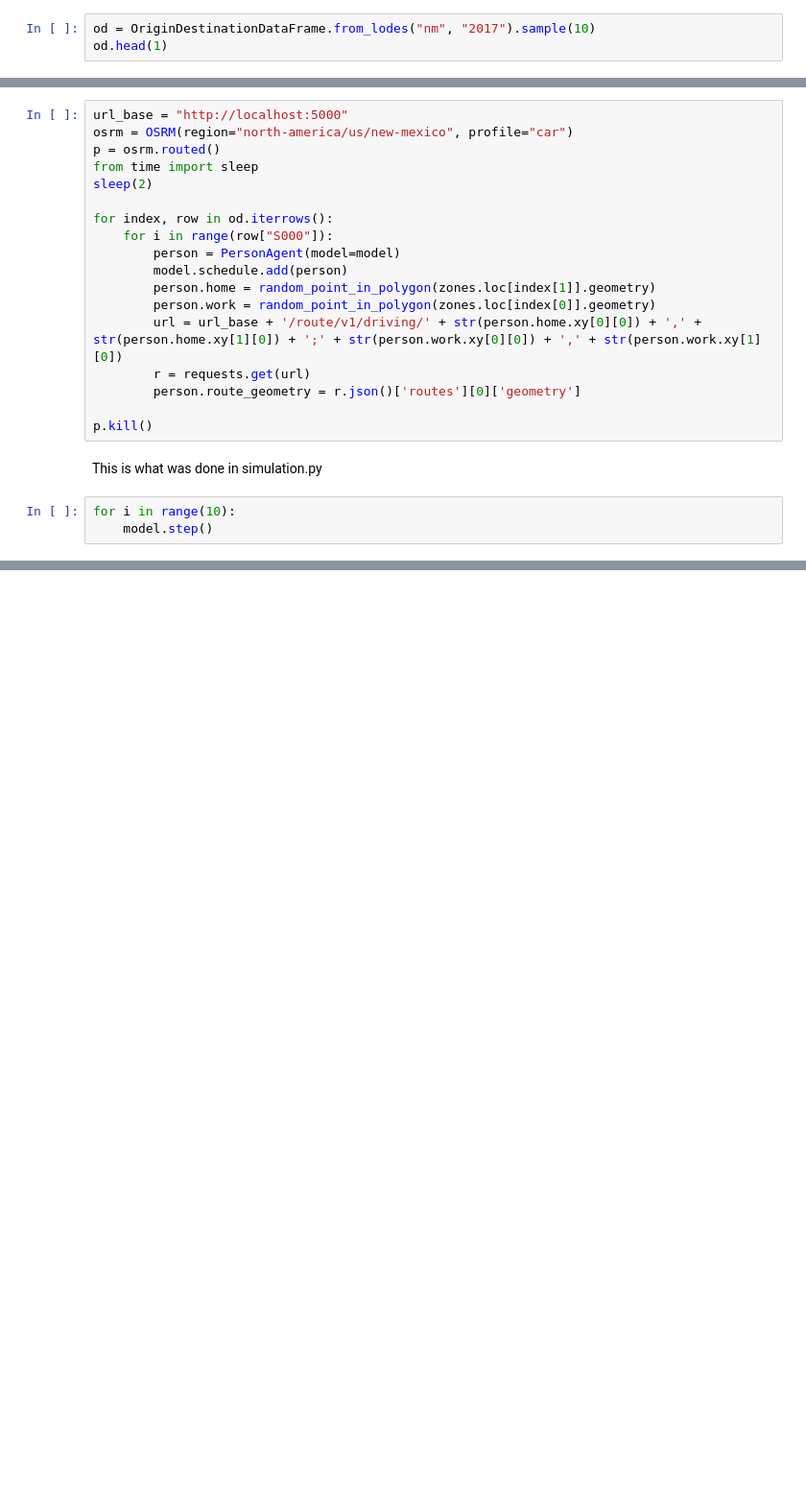
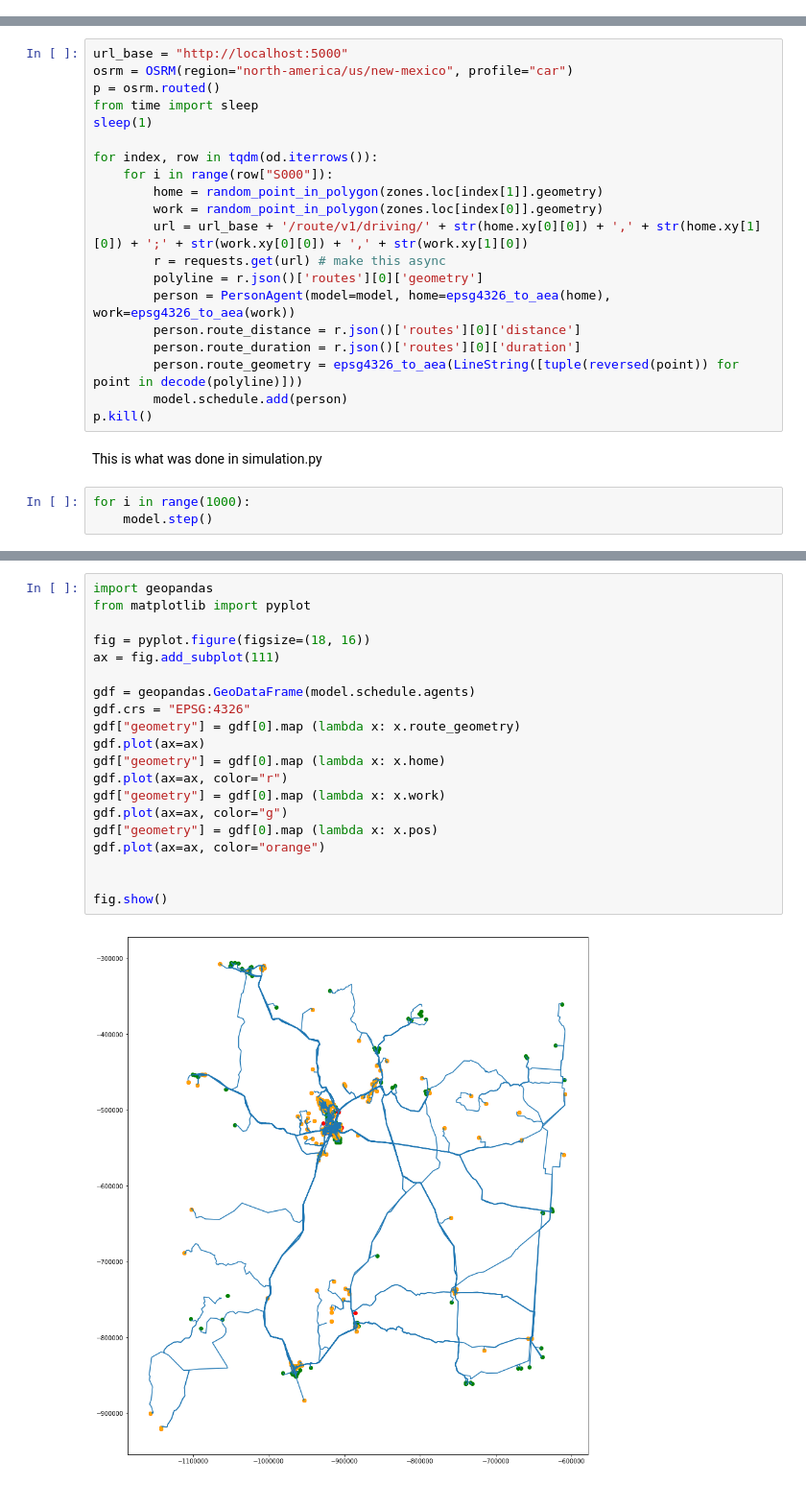
Before and after one commit to davidbailey/dpd, a Jupyter notebook: docs/notebooks/agent-based_transportation_model.ipynb, the cells around one changed output, grey strips where cells are left out. Shown at 96% size. Saved outputs shown, nothing was run; the diff lists cells and outputs as text; blank space fills up the shorter version.

Commit message:
working on agent-based model

```diff
--- a/docs/notebooks/agent-based_transportation_model.ipynb
+++ b/docs/notebooks/agent-based_transportation_model.ipynb
@@ -30,3 +21,0 @@ zones.head(1)
-# %%
-od = OriginDestinationDataFrame.from_lodes("nm", "2017").sample(10)
-od.head(1)
@@ -41,21 +28,23 @@ url_base = "http://localhost:5000"
 osrm = OSRM(region="north-america/us/new-mexico", profile="car")
 p = osrm.routed()
 from time import sleep
-sleep(2)
+sleep(1)
 
-for index, row in od.iterrows():
+for index, row in tqdm(od.iterrows()):
     for i in range(row["S000"]):
-        person = PersonAgent(model=model)
+        home = random_point_in_polygon(zones.loc[index[1]].geometry)
+        work = random_point_in_polygon(zones.loc[index[0]].geometry)
+        url = url_base + '/route/v1/driving/' + str(home.xy[0][0]) + ',' + str(home.xy[1][0]) + ';' + str(work.xy[0][0]) + ',' + str(work.xy[1][0])
+        r = requests.get(url) # make this async
+        polyline = r.json()['routes'][0]['geometry']
+        person = PersonAgent(model=model, home=epsg4326_to_aea(home), work=epsg4326_to_aea(work))
+        person.route_distance = r.json()['routes'][0]['distance']
+        person.route_duration = r.json()['routes'][0]['duration']
+        person.route_geometry = epsg4326_to_aea(LineString([tuple(reversed(point)) for point in decode(polyline)]))
         model.schedule.add(person)
-        person.home = random_point_in_polygon(zones.loc[index[1]].geometry)
-        person.work = random_point_in_polygon(zones.loc[index[0]].geometry)
-        url = url_base + '/route/v1/driving/' + str(person.home.xy[0][0]) + ',' + str(person.home.xy[1][0]) + ';' + str(person.work.xy[0][0]) + ',' + str(person.work.xy[1][0])
-        r = requests.get(url)
-        person.route_geometry = r.json()['routes'][0]['geometry']
-
 p.kill()
 # %% [markdown]
 This is what was done in simulation.py
 # %%
-for i in range(10):
+for i in range(1000):
     model.step()
@@ -61,0 +53,22 @@ for i in range(10):
+# %%
+import geopandas
+from matplotlib import pyplot
+
+fig = pyplot.figure(figsize=(18, 16))
+ax = fig.add_subplot(111)
+
+gdf = geopandas.GeoDataFrame(model.schedule.agents)
+gdf.crs = "EPSG:4326"
+gdf["geometry"] = gdf[0].map (lambda x: x.route_geometry)
+gdf.plot(ax=ax)
+gdf["geometry"] = gdf[0].map (lambda x: x.home)
+gdf.plot(ax=ax, color="r")
+gdf["geometry"] = gdf[0].map (lambda x: x.work)
+gdf.plot(ax=ax, color="g")
+gdf["geometry"] = gdf[0].map (lambda x: x.pos)
+gdf.plot(ax=ax, color="orange")
+
+
+fig.show()
+# %% [output]
+[figure, added]
```
Also changed, not shown: parts of 6 cells of this notebook, 7 other files.
